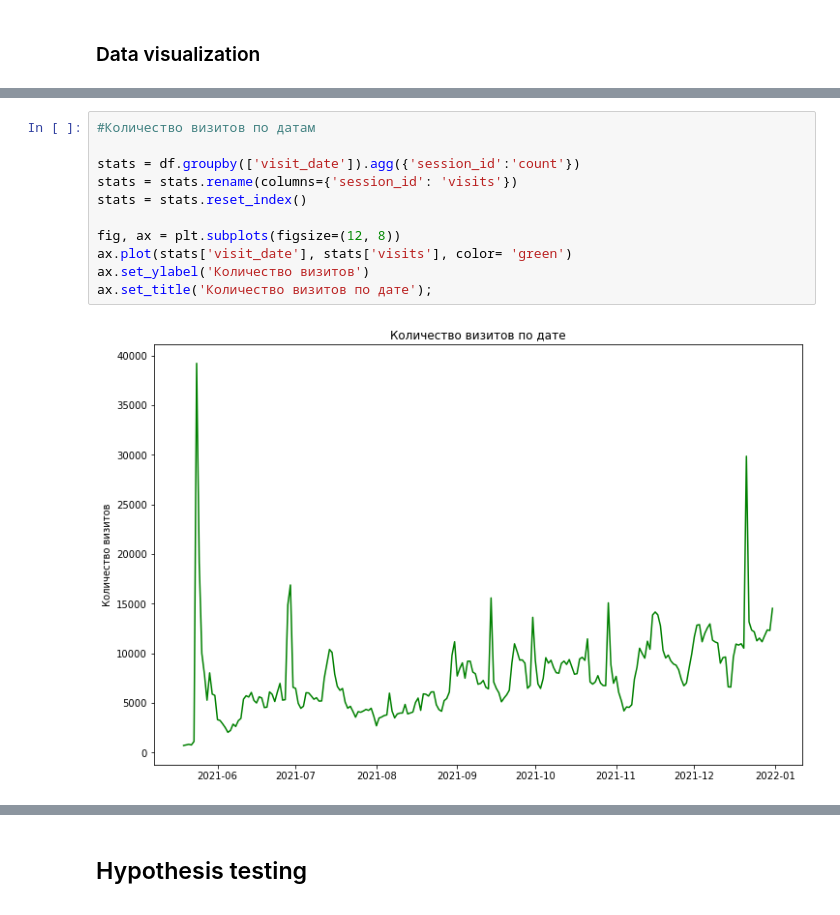
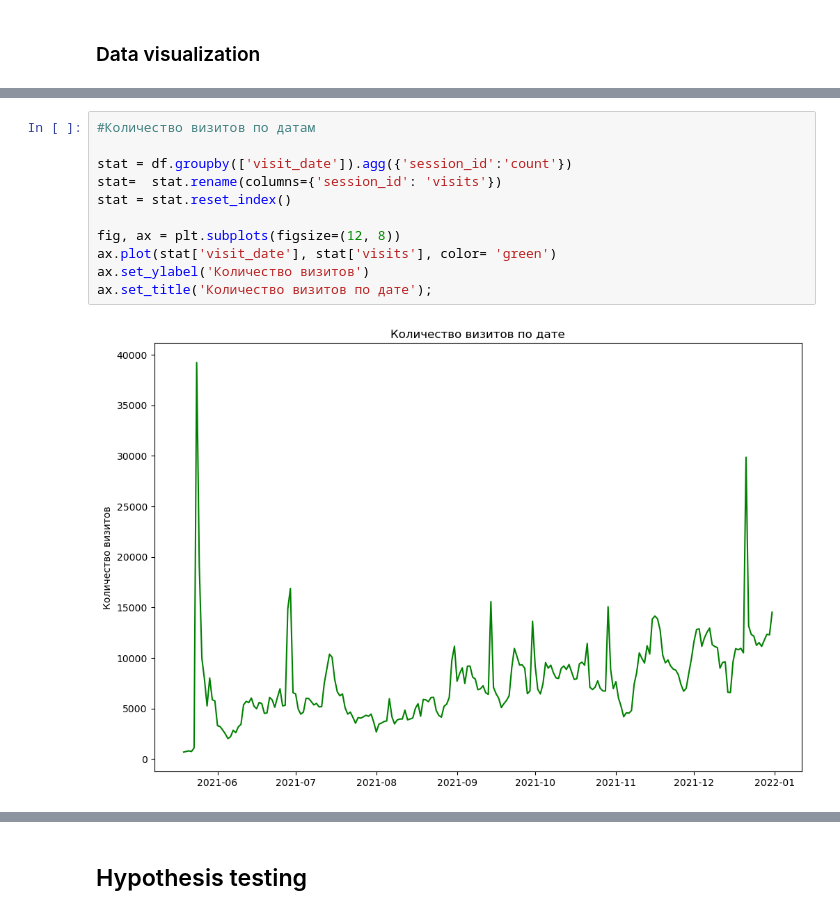
Before and after one commit to Dimayo/car_subscription, a Jupyter notebook: subscription_data.ipynb, the cells around one changed output, grey strips where cells are left out. Saved outputs shown, nothing was run; the diff lists cells and outputs as text.

```diff
--- a/subscription_data.ipynb
+++ b/subscription_data.ipynb
@@ -336,14 +338,14 @@ Text(0, 0.5, 'Количество визитов')
 # %%
 #Количество визитов по датам
 
-stats = df.groupby(['visit_date']).agg({'session_id':'count'})
-stats = stats.rename(columns={'session_id': 'visits'})
-stats = stats.reset_index()
+stat = df.groupby(['visit_date']).agg({'session_id':'count'})
+stat=  stat.rename(columns={'session_id': 'visits'})
+stat = stat.reset_index()
 
 fig, ax = plt.subplots(figsize=(12, 8))
-ax.plot(stats['visit_date'], stats['visits'], color= 'green')
+ax.plot(stat['visit_date'], stat['visits'], color= 'green')
 ax.set_ylabel('Количество визитов')
 ax.set_title('Количество визитов по дате');
 # %% [output]
-[figure, old version]
+[figure, new version]
 # %%
```
Also changed, not shown: parts of 8 cells of this notebook.
